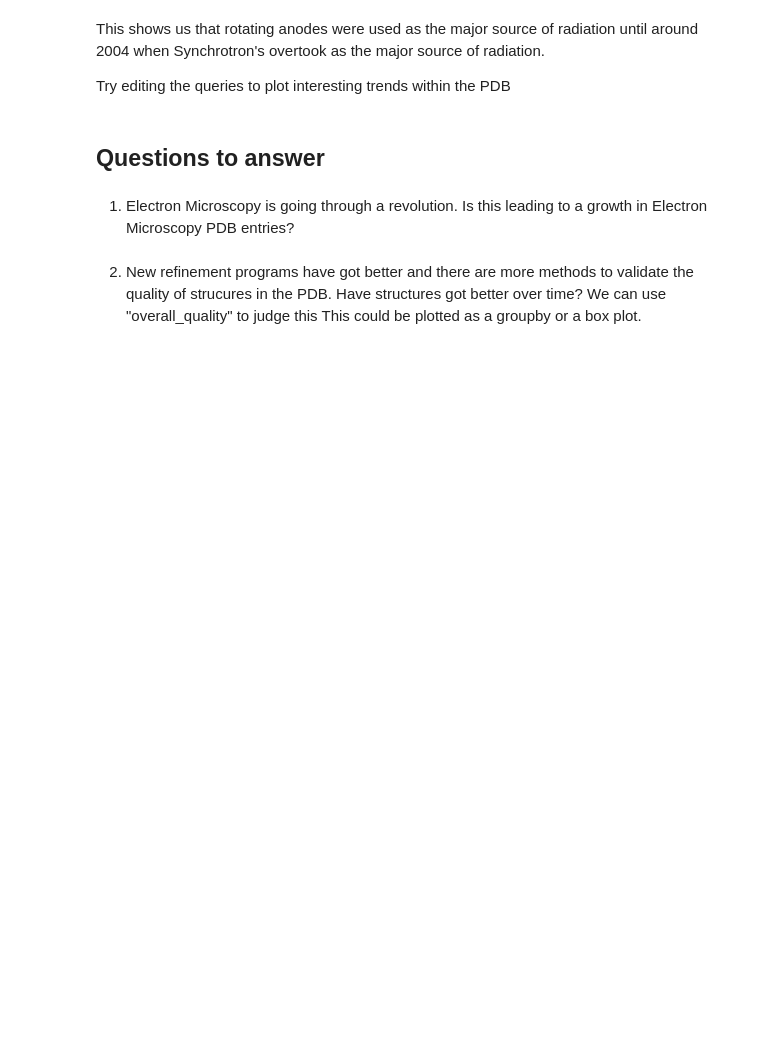
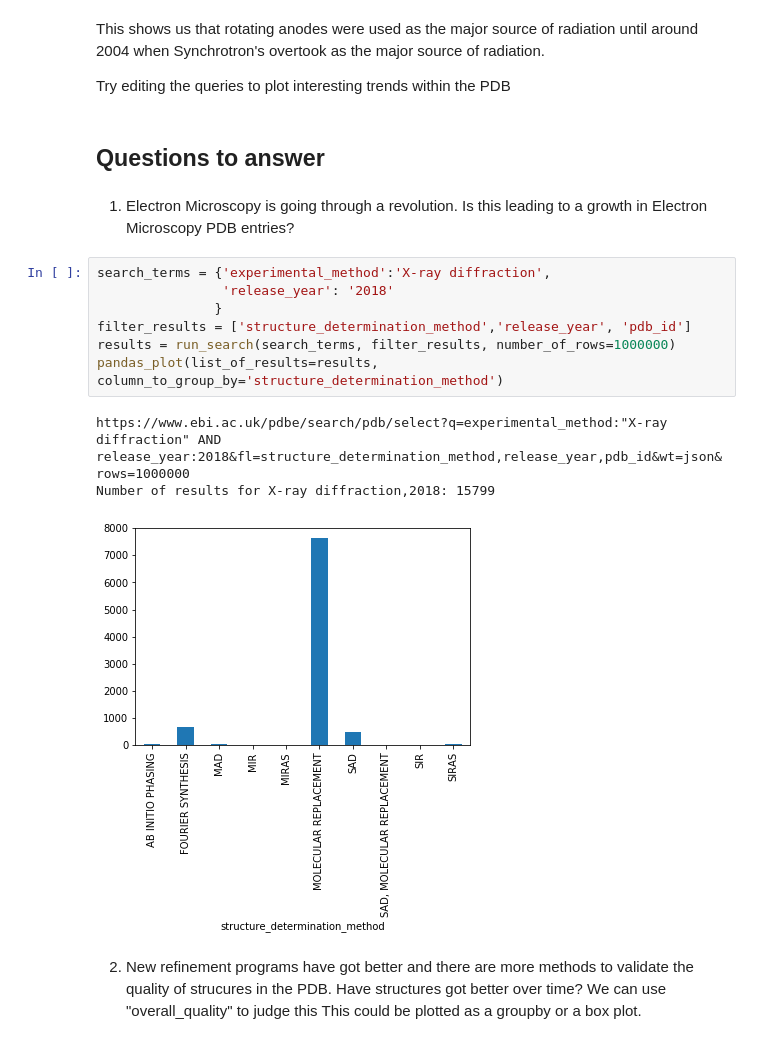
Before and after one commit to PDBeurope/pdbe-api-training, a Jupyter notebook: API workshop #6 - PDB search.ipynb, the cells around one changed output. Cells and saved outputs as stored; diff of their text form; blank space fills up the shorter version.

Commit message:
updated search notebooks updated requirements.txt

```diff
--- a/API workshop #6 - PDB search.ipynb
+++ b/API workshop #6 - PDB search.ipynb
@@ -509,6 +526,17 @@ Try editing the queries to plot interesting trends within the PDB
 ## Questions to answer
 # %% [markdown]
 1) Electron Microscopy is going through a revolution. Is this leading to a growth in Electron Microscopy PDB entries?
+# %%
+search_terms = {'experimental_method':'X-ray diffraction',
+                'release_year': '2018'
+               }
+filter_results = ['structure_determination_method','release_year', 'pdb_id']
+results = run_search(search_terms, filter_results, number_of_rows=1000000)
+pandas_plot(list_of_results=results, column_to_group_by='structure_determination_method')
+# %% [output]
+https://www.ebi.ac.uk/pdbe/search/pdb/select?q=experimental_method:"X-ray diffraction" AND release_year:2018&fl=structure_determination_method,release_year,pdb_id&wt=json&rows=1000000
+Number of results for X-ray diffraction,2018: 15799
+[figure, added]
 # %% [markdown]
 2) New refinement programs have got better and there are more methods to validate the quality of strucures in the PDB.
 Have structures got better over time?
```
Also changed, not shown: parts of 18 cells of this notebook, 3 other files.
